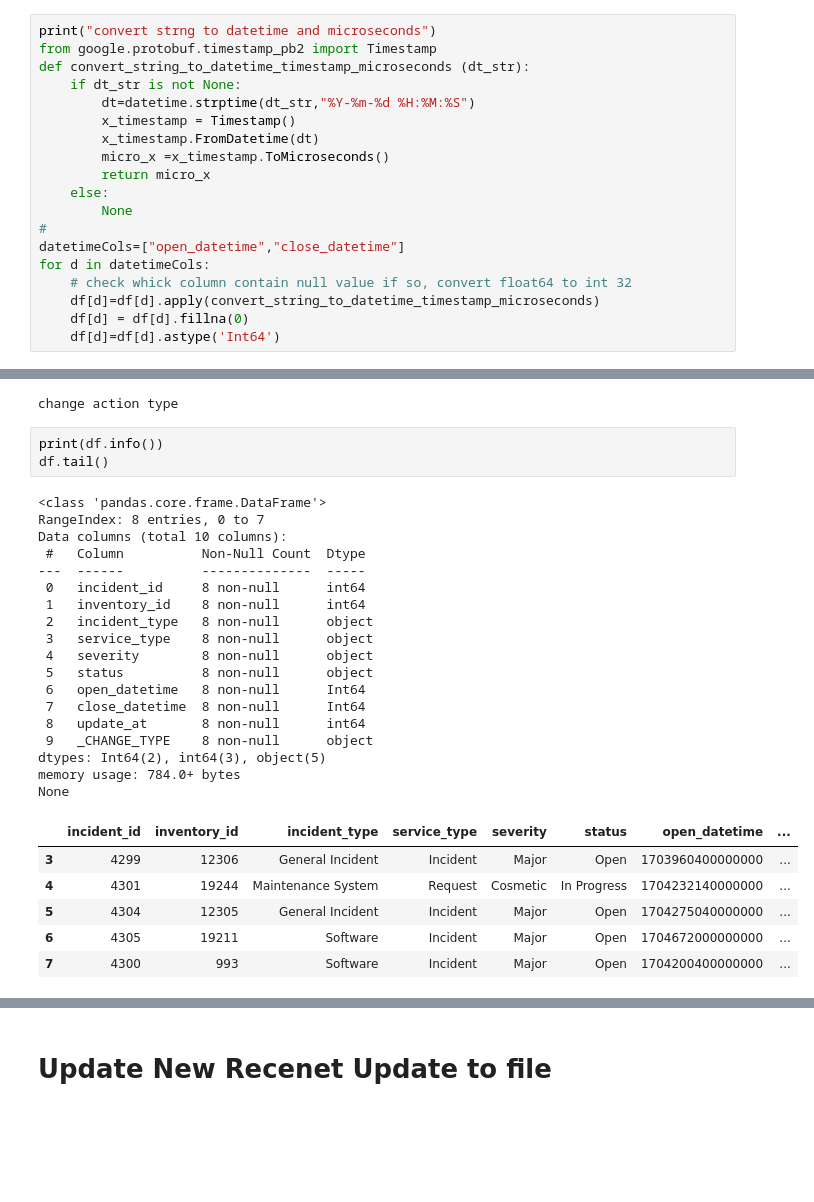
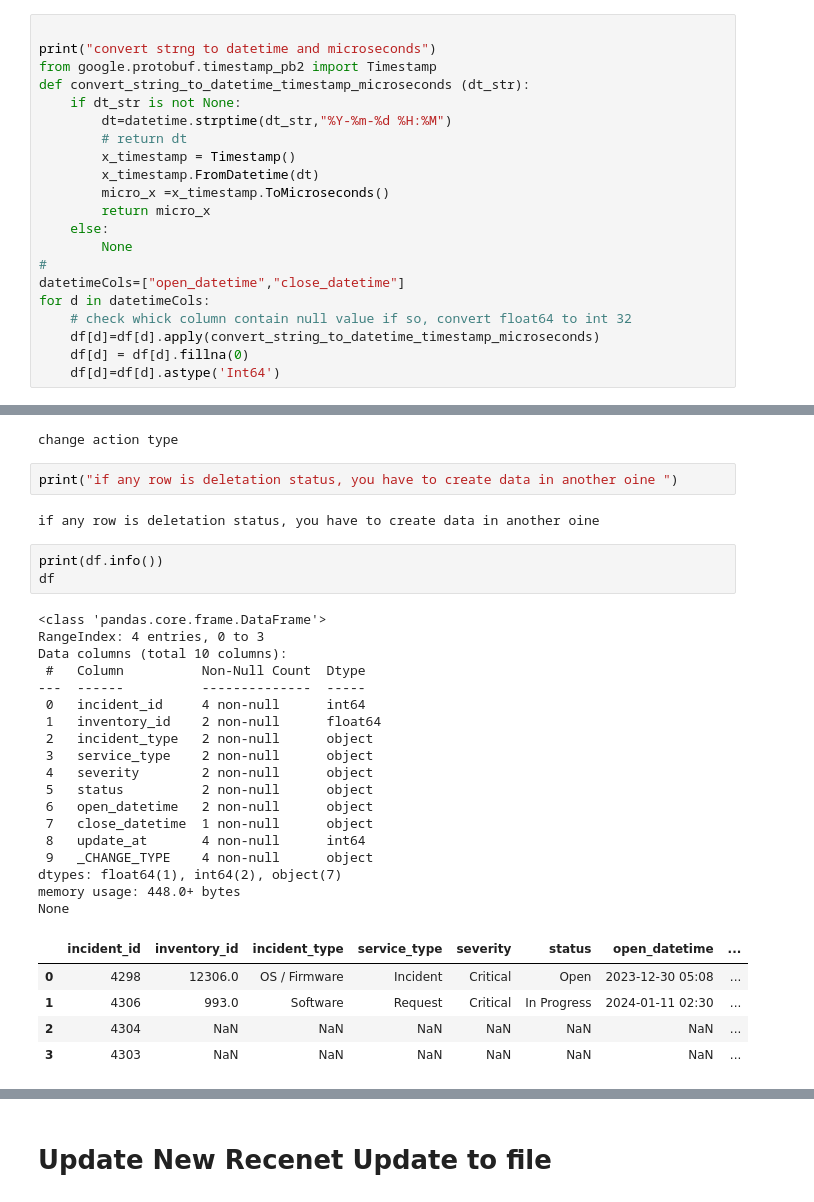
Before and after one commit to technqvi/SMartDataHub-DBToBigQuery, a Jupyter notebook: LoadPGToTempBQ.ipynb, the cells around one changed output, grey strips where cells are left out. Cells and saved outputs as stored; diff of their text form; blank space fills up the shorter version.

```diff
--- a/LoadPGToTempBQ.ipynb
+++ b/LoadPGToTempBQ.ipynb
@@ -541,9 +604,11 @@ else:
 # %%
+
 print("convert strng to datetime and microseconds")
 from google.protobuf.timestamp_pb2 import Timestamp
 def convert_string_to_datetime_timestamp_microseconds (dt_str):
     if dt_str is not None:
-        dt=datetime.strptime(dt_str,"%Y-%m-%d %H:%M:%S")
+        dt=datetime.strptime(dt_str,"%Y-%m-%d %H:%M")
+        # return dt
         x_timestamp = Timestamp()
         x_timestamp.FromDatetime(dt)
         micro_x =x_timestamp.ToMicroseconds()
@@ -578,32 +644,35 @@ df["_CHANGE_TYPE"]=df['action'].apply(change_action_merge_to_bq_storage_api)
 df=df.drop(columns=['action'])
 # %% [output]
 change action type
+# %%
+print("if any row is deletation status, you have to create data in another oine ")
+# %% [output]
+if any row is deletation status, you have to create data in another oine
 # %%
 print(df.info())
-df.tail()
+df
 # %% [output]
 <class 'pandas.core.frame.DataFrame'>
-RangeIndex: 8 entries, 0 to 7
+RangeIndex: 4 entries, 0 to 3
 Data columns (total 10 columns):
  #   Column          Non-Null Count  Dtype
 ---  ------          --------------  -----
- 0   incident_id     8 non-null      int64
- 1   inventory_id    8 non-null      int64
- 2   incident_type   8 non-null      object
- 3   service_type    8 non-null      object
- 4   severity        8 non-null      object
- 5   status          8 non-null      object
- 6   open_datetime   8 non-null      Int64
- 7   close_datetime  8 non-null      Int64
- 8   update_at       8 non-null      int64
- 9   _CHANGE_TYPE    8 non-null      object
-dtypes: Int64(2), int64(3), object(5)
-memory usage: 784.0+ bytes
+ 0   incident_id     4 non-null      int64
+ 1   inventory_id    2 non-null      float64
+ 2   incident_type   2 non-null      object
+ 3   service_type    2 non-null      object
+ 4   severity        2 non-null      object
+ 5   status          2 non-null      object
+ 6   open_datetime   2 non-null      object
+ 7   close_datetime  1 non-null      object
+ 8   update_at       4 non-null      int64
+ 9   _CHANGE_TYPE    4 non-null      object
+dtypes: float64(1), int64(2), object(7)
+memory usage: 448.0+ bytes
 None
 |  | incident_id | inventory_id | incident_type | service_type | severity | status | open_datetime | ... |
-| 3 | 4299 | 12306 | General Incident | Incident | Major | Open | 1703960400000000 | ... |
-| 4 | 4301 | 19244 | Maintenance System | Request | Cosmetic | In Progress | 1704232140000000 | ... |
-| 5 | 4304 | 12305 | General Incident | Incident | Major | Open | 1704275040000000 | ... |
-| 6 | 4305 | 19211 | Software | Incident | Major | Open | 1704672000000000 | ... |
-| 7 | 4300 | 993 | Software | Incident | Major | Open | 1704200400000000 | ... |
+| 0 | 4298 | 12306.0 | OS / Firmware | Incident | Critical | Open | 2023-12-30 05:08 | ... |
+| 1 | 4306 | 993.0 | Software | Request | Critical | In Progress | 2024-01-11 02:30 | ... |
+| 2 | 4304 | NaN | NaN | NaN | NaN | NaN | NaN | ... |
+| 3 | 4303 | NaN | NaN | NaN | NaN | NaN | NaN | ... |
 # %%
```
Also changed, not shown: parts of 18 cells of this notebook, 5 other files.
